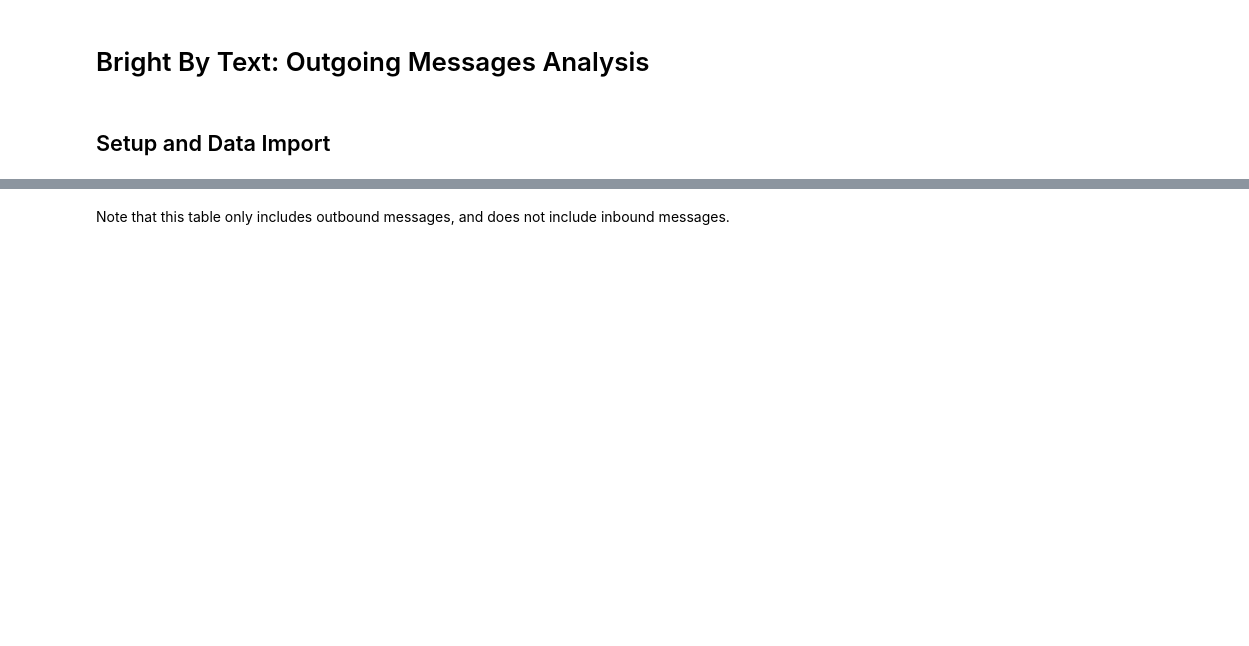
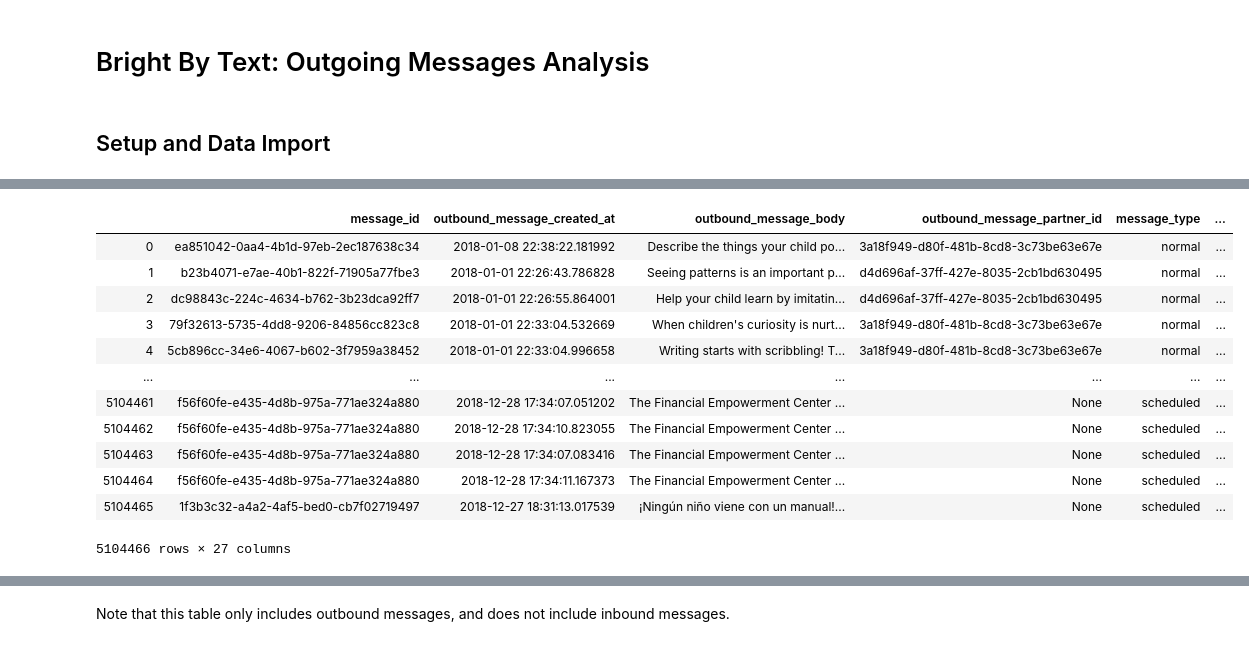
Before and after one commit to nehamakes/BBT, a Jupyter notebook: BBT Messages Import.ipynb, the cells around one changed output, grey strips where cells are left out. Cells and saved outputs as stored; diff of their text form; code cells hidden in the pictures; blank space fills up the shorter version.

```diff
--- a/BBT Messages Import.ipynb
+++ b/BBT Messages Import.ipynb
@@ -146,7 +142,7 @@ try:
 except (Exception, psycopg2.Error) as error :
     print ("Error while connecting to PostgreSQL", error)
 # %%
-# Query to get archived outbound messages for 2019
+# Query to get archived outbound messages for 2018
 
 sql = '''
     select
@@ -174,29 +170,25 @@ sql = '''
     p.is_active as partner_is_active,
     p_state.name as partner_state,
     c.children_count,
-    smt.name as scheduled_message_tag
+    c.dob_youngest_child,
+    c.dob_oldest_child,
+    msm.scheduled_message_id
 
 from
 (
-    select *
+select *
     from archive.outbound_messages
-    where extract(year from created_at) = 2019
+    where extract(year from created_at) = 2018
 ) om
 left join public.message_types as mt
 on om.message_type_id = mt.id
 left join messages_scheduled_messages msm
 on om.message_id = msm.message_id
-left join scheduled_messages sm
-on msm.scheduled_message_id = sm.id
-left join scheduled_message_to_tags smtt
-on sm.id = smtt.scheduled_message_id
-left join scheduled_message_tags smt
-on smtt.scheduled_message_tag_id = smt.id
 left join public.v_subscribers as s
 on om.subscriber_id = s.id
 left join
 (
-    select subscriber_id, count(*) as children_count
+    select subscriber_id, count(*) as children_count, min(date_of_birth) as dob_youngest_child, max(date_of_birth) as dob_oldest_child
     from public.children
     group by subscriber_id
 ) c
@@ -222,5 +214,5 @@ on pt.id = p.type_id
 left join public.states as p_state
 on p_state.id = p.state_id
 '''
-archived_messages_2019 = pd.read_sql_query(sql, conn)
+archived_messages_2018 = pd.read_sql_query(sql, conn)
 conn = None
@@ -242,0 +219,16 @@ archived_messages_2019
+# %%
+archived_messages_2018
+# %% [output]
+|  | message_id | outbound_message_created_at | outbound_message_body | outbound_message_partner_id | message_type | ... |
+| 0 | ea851042-0aa4-4b1d-97eb-2ec187638c34 | 2018-01-08 22:38:22.181992 | Describe the things your child po... | 3a18f949-d80f-481b-8cd8-3c73be63e67e | normal | ... |
+| 1 | b23b4071-e7ae-40b1-822f-71905a77fbe3 | 2018-01-01 22:26:43.786828 | Seeing patterns is an important p... | d4d696af-37ff-427e-8035-2cb1bd630495 | normal | ... |
+| 2 | dc98843c-224c-4634-b762-3b23dca92ff7 | 2018-01-01 22:26:55.864001 | Help your child learn by imitatin... | d4d696af-37ff-427e-8035-2cb1bd630495 | normal | ... |
+| 3 | 79f32613-5735-4dd8-9206-84856cc823c8 | 2018-01-01 22:33:04.532669 | When children's curiosity is nurt... | 3a18f949-d80f-481b-8cd8-3c73be63e67e | normal | ... |
+| 4 | 5cb896cc-34e6-4067-b602-3f7959a38452 | 2018-01-01 22:33:04.996658 | Writing starts with scribbling! T... | 3a18f949-d80f-481b-8cd8-3c73be63e67e | normal | ... |
+| ... | ... | ... | ... | ... | ... | ... |
+| 5104461 | f56f60fe-e435-4d8b-975a-771ae324a880 | 2018-12-28 17:34:07.051202 | The Financial Empowerment Center ... | None | scheduled | ... |
+| 5104462 | f56f60fe-e435-4d8b-975a-771ae324a880 | 2018-12-28 17:34:10.823055 | The Financial Empowerment Center ... | None | scheduled | ... |
+| 5104463 | f56f60fe-e435-4d8b-975a-771ae324a880 | 2018-12-28 17:34:07.083416 | The Financial Empowerment Center ... | None | scheduled | ... |
+| 5104464 | f56f60fe-e435-4d8b-975a-771ae324a880 | 2018-12-28 17:34:11.167373 | The Financial Empowerment Center ... | None | scheduled | ... |
+| 5104465 | 1f3b3c32-a4a2-4af5-bed0-cb7f02719497 | 2018-12-27 18:31:13.017539 | ¡Ningún niño viene con un manual!... | None | scheduled | ... |
+5104466 rows × 27 columns
```
Also changed, not shown: parts of 23 cells of this notebook.
